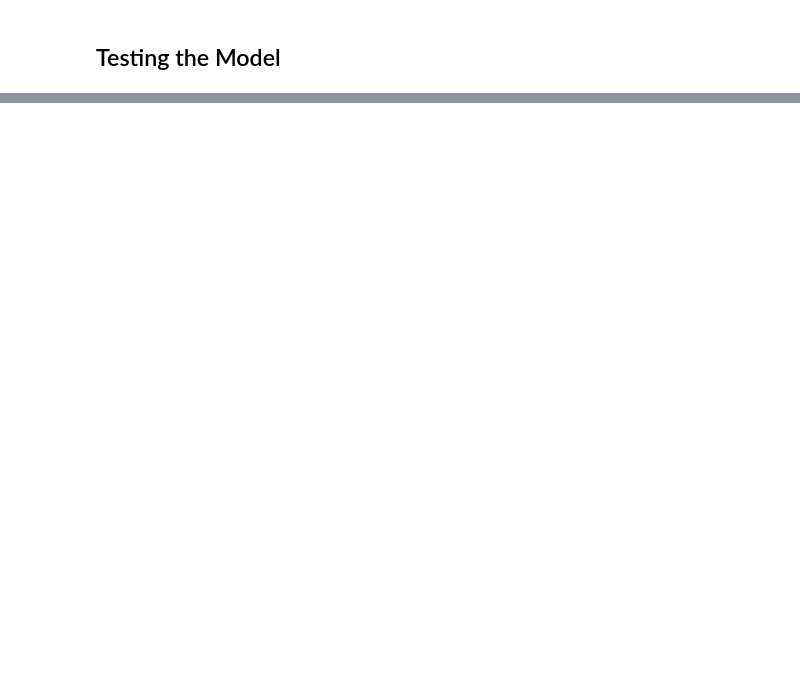
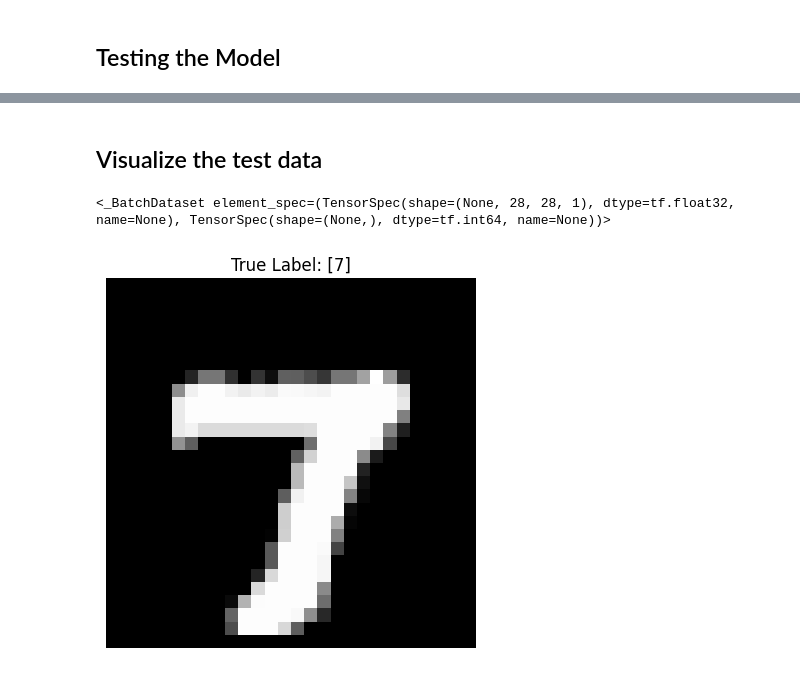
Before and after one commit to joseph-ishola/MNIST, a Jupyter notebook: script.ipynb, the cells around one changed output, grey strips where cells are left out. Saved outputs shown, nothing was run; the diff lists cells and outputs as text; code cells hidden in the pictures; blank space fills up the shorter version.

Commit message:
tested the model on MNIST test data

```diff
--- a/script.ipynb
+++ b/script.ipynb
@@ -527,0 +614,33 @@ _________________________________________________________________
+# %% [markdown]
+## Visualize the test data
+# %%
+test_data
+# %% [output]
+<_BatchDataset element_spec=(TensorSpec(shape=(None, 28, 28, 1), dtype=tf.float32, name=None), TensorSpec(shape=(None,), dtype=tf.int64, name=None))>
+# %%
+# Get the test dataset as NumPy arrays
+test_images = []
+test_labels = []
+
+# Take the first batch from test_data, since our test data was batch
+# based on all the test samples, this result in 10,000 batch of data
+for images, labels in test_data.take(1):
+    test_images = images.numpy()
+    test_labels = label.numpy()
+
+# Randomly selects n images from these test samples
+num_samples = 1
+sample_indices = random.sample(range(len(test_images)), num_samples)
+sample_images = test_images[sample_indices]
+sample_labels = test_labels[sample_indices]
+# %%
+# Remove batch and channel dimensions if present
+image_to_show = tf.squeeze(sample_images)
+
+# Plot the image
+plt.imshow(image_to_show, cmap='gray')
+plt.title(f"True Label: {sample_labels}")
+plt.axis('off')
+plt.show()
+# %% [output]
+[figure, added]
```
Also changed, not shown: parts of 35 cells of this notebook.
